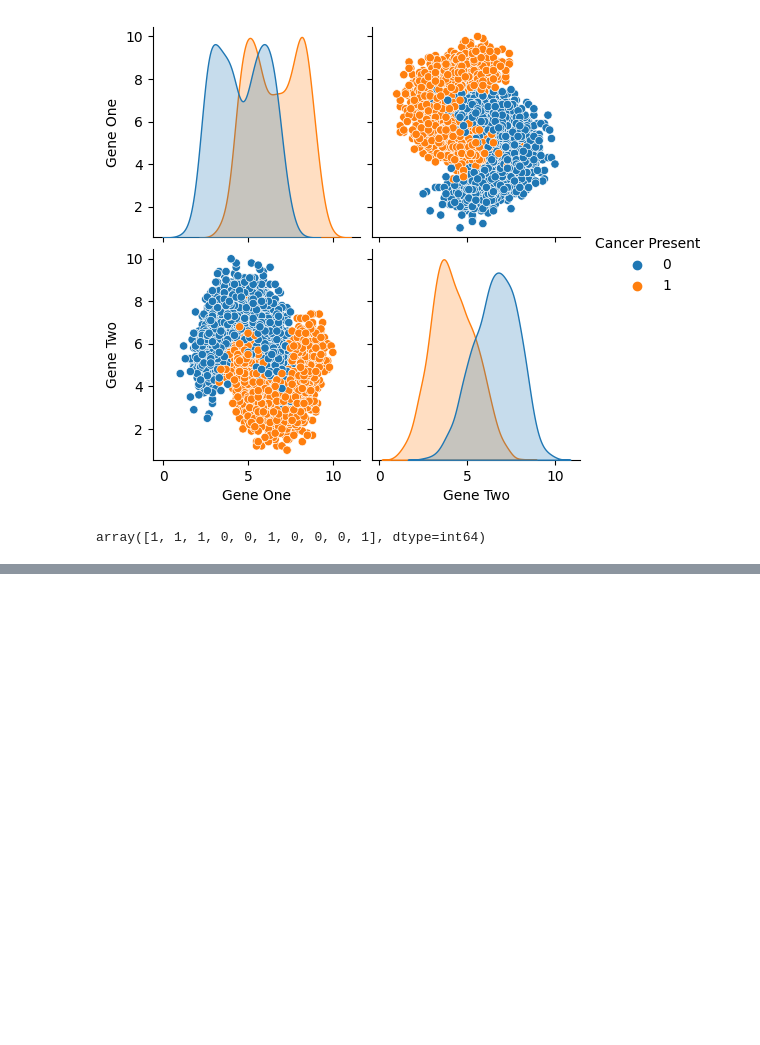
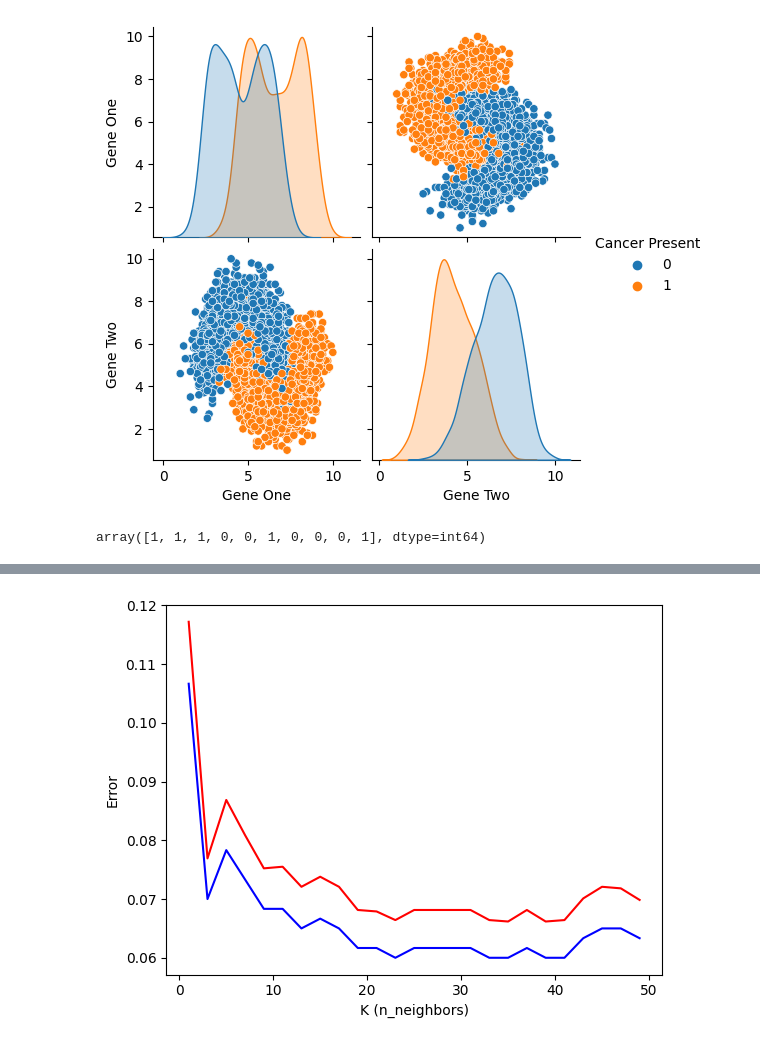
Before and after one commit to Edumacassi/curso_analisis_datos-main, a Jupyter notebook: m6-ml/3,clasificacion/clasificacion_binaria_genes.ipynb, the cells around one changed output, grey strips where cells are left out. Cells and saved outputs as stored; diff of their text form; code cells hidden in the pictures; blank space fills up the shorter version.

```diff
--- a/m6-ml/3,clasificacion/clasificacion_binaria_genes.ipynb
+++ b/m6-ml/3,clasificacion/clasificacion_binaria_genes.ipynb
@@ -136,0 +149,9 @@ weighted avg       0.85      0.85      0.85       600
+# %%
+from sklearn.neighbors import KNeighborsClassifier
+
+model = KNeighborsClassifier(n_neighbors=3)
+
+model.fit(X_train, y_train)
+
+y_pred = model.predict(X_test)
+y_pred[:10]
@@ -136,0 +186,23 @@ weighted avg       0.85      0.85      0.85       600
+# %%
+from sklearn.metrics import accuracy_score, f1_score
+
+accuracy_error = []
+f1_error = []
+
+# bucle for que itere de 1 a 30 probando los k vecinos de 1 a 30
+# KNeighborsClassifier(n_neighbors=i)
+# accuracy_score o f1_score
+# Guardamos la diferencia de 1 - accuracy en test_errors con append
+for k in range(1, 50, 2): # itera los números impares
+    model = KNeighborsClassifier(n_neighbors=k)
+    model.fit(X_train, y_train)
+
+    y_pred = model.predict(X_test)
+
+    accuracy = accuracy_score(y_test, y_pred)
+    error = 1 - accuracy
+    accuracy_error.append(error)
+
+    f1 = f1_score(y_test, y_pred)
+    error = 1 - f1
+    f1_error.append(error)
@@ -136,0 +216,8 @@ weighted avg       0.85      0.85      0.85       600
+# %%
+plt.plot(range(1, 50, 2), accuracy_error, c='b')
+plt.plot(range(1, 50, 2), f1_error, c='r')
+
+plt.ylabel('Error')
+plt.xlabel('K (n_neighbors)');
+# %% [output]
+[figure, added]
```
Also changed, not shown: parts of 17 cells of this notebook, 2 other files.
